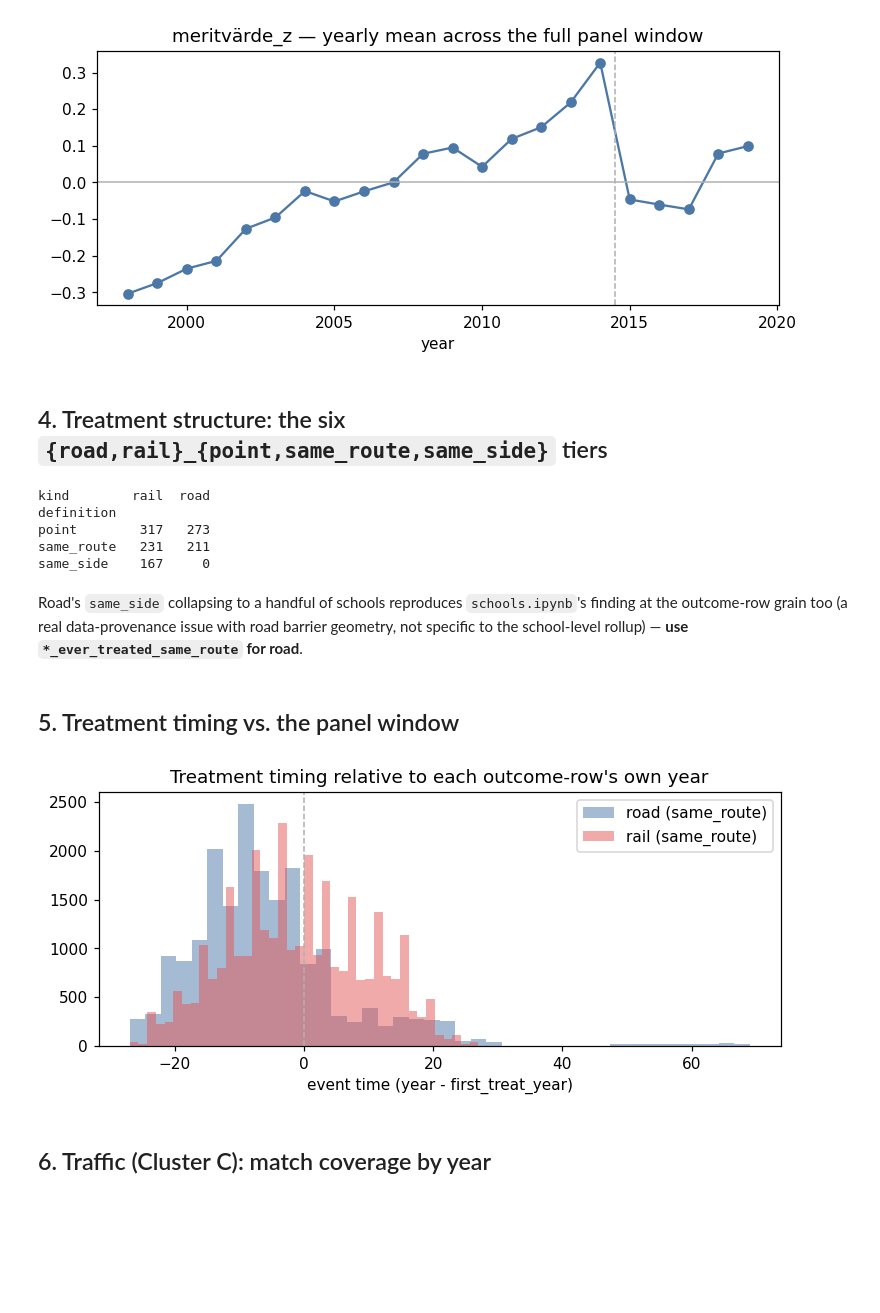
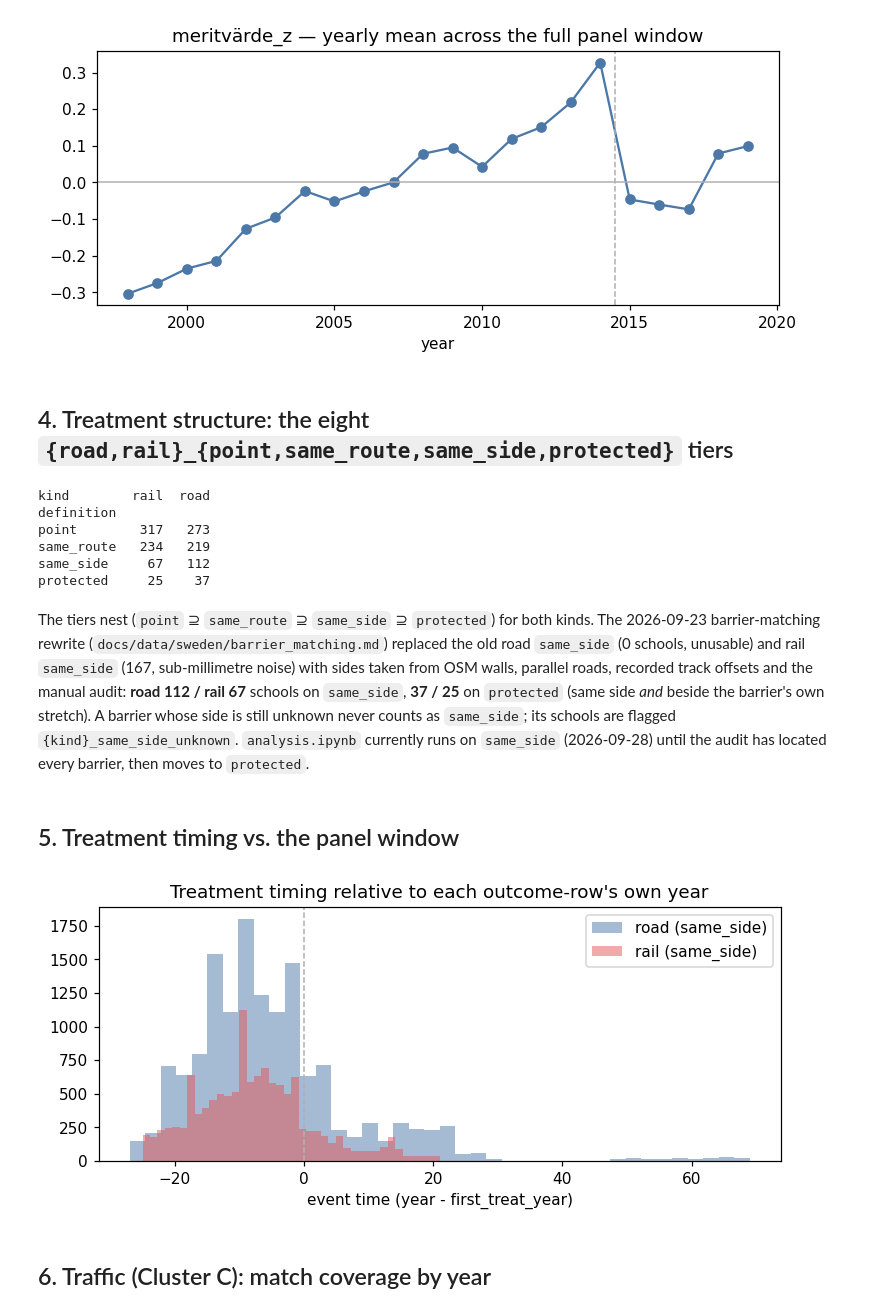
Before and after one commit to felixschulz385/noise-pollution, a Jupyter notebook: output/notebooks/sweden/descriptive_statistics.ipynb, the cells around one changed output. Drawn from its saved outputs; the diff is of its cells as text; code cells hidden in the pictures; blank space fills up the shorter version.

```diff
--- a/output/notebooks/sweden/descriptive_statistics.ipynb
+++ b/output/notebooks/sweden/descriptive_statistics.ipynb
@@ -119,9 +119,9 @@ max      4.123199e+00
 Name: value, dtype: float64
 [figure]
 # %% [markdown]
-## 4. Treatment structure: the six `{road,rail}_{point,same_route,same_side}` tiers
+## 4. Treatment structure: the eight `{road,rail}_{point,same_route,same_side,protected}` tiers
 # %%
-kinds, definitions = ("road", "rail"), ("point", "same_route", "same_side")
+kinds, definitions = ("road", "rail"), ("point", "same_route", "same_side", "protected")
 rows = []
 for kind in kinds:
     for definition in definitions:
@@ -135,27 +135,35 @@ print(tiers)
 kind        rail  road
 definition
 point        317   273
-same_route   231   211
-same_side    167     0
+same_route   234   219
+same_side     67   112
+protected     25    37
 # %% [markdown]
-Road's `same_side` collapsing to a handful of schools reproduces
-`schools.ipynb`'s finding at the outcome-row grain too (a real
-data-provenance issue with road barrier geometry, not specific to the
-school-level rollup) — **use `*_ever_treated_same_route` for road**.
+The tiers nest (`point` ⊇ `same_route` ⊇ `same_side` ⊇ `protected`) for
+both kinds. The 2026-09-23 barrier-matching rewrite
+(`docs/data/sweden/barrier_matching.md`) replaced the old road `same_side`
+(0 schools, unusable) and rail `same_side` (167, sub-millimetre noise) with
+sides taken from OSM walls, parallel roads, recorded track offsets and the
+manual audit: **road 112 / rail 67** schools on `same_side`, **37 / 25** on
+`protected` (same side *and* beside the barrier's own stretch). A barrier
+whose side is still unknown never counts as `same_side`; its schools are
+flagged `{kind}_same_side_unknown`. `analysis.ipynb` currently runs on
+`same_side` (2026-09-28) until the audit has located every barrier, then
+moves to `protected`.
 # %% [markdown]
 ## 5. Treatment timing vs. the panel window
 # %%
 fig, ax = plt.subplots(figsize=(8, 3))
 for kind, color in zip(kinds, (BLUE, RED)):
-    event_time = panel.loc[panel[f"{kind}_ever_treated_same_route"], f"event_time_{kind}_same_route"].dropna()
-    ax.hist(event_time, bins=40, alpha=0.5, label=f"{kind} (same_route)", color=color)
+    event_time = panel.loc[panel[f"{kind}_ever_treated_same_side"], f"event_time_{kind}_same_side"].dropna()
+    ax.hist(event_time, bins=40, alpha=0.5, label=f"{kind} (same_side)", color=color)
 ax.axvline(0, color=GREY, linestyle="--", linewidth=1)
 ax.set_xlabel("event time (year - first_treat_year)")
 ax.set_title("Treatment timing relative to each outcome-row's own year")
 ax.legend()
 plt.show()
 # %% [output]
-[figure, old version]
+[figure, new version]
 # %% [markdown]
 ## 6. Traffic (Cluster C): match coverage by year
 # %%
```
Also changed, not shown: parts of 2 cells of this notebook, 2 other files.
